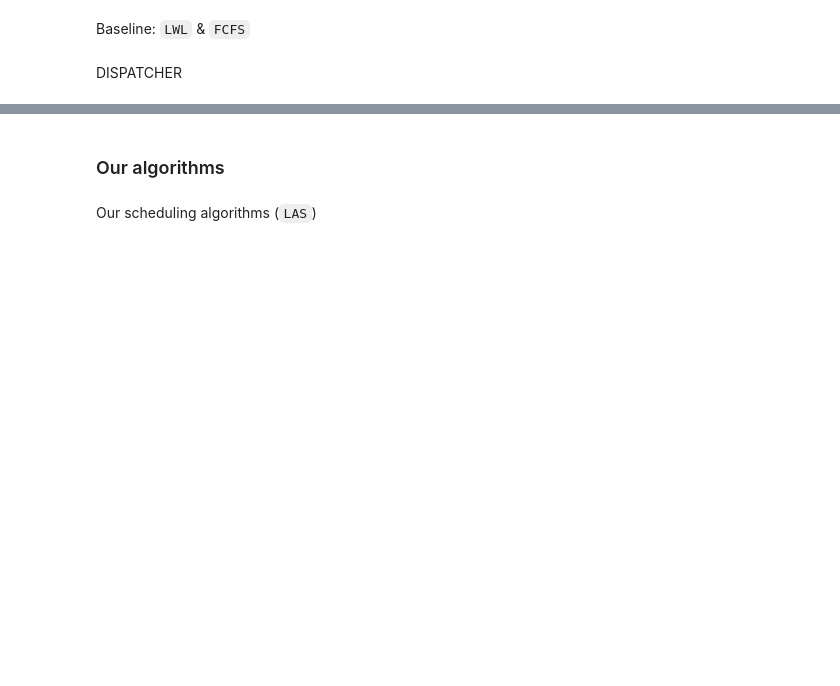
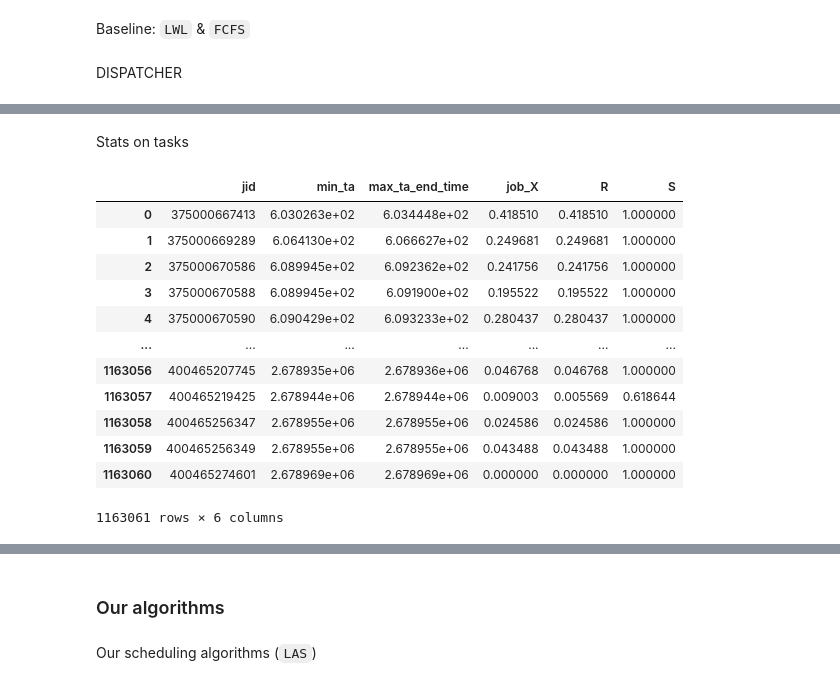
Before and after one commit to Matteo-Candi/Data_Center, a Jupyter notebook: Hw_2/main.ipynb, the cells around one changed output, grey strips where cells are left out. Cells and saved outputs as stored; diff of their text form; code cells hidden in the pictures; blank space fills up the shorter version.

```diff
--- a/Hw_2/main.ipynb
+++ b/Hw_2/main.ipynb
@@ -239 +243,26 @@ display(df_tasks)
 2329133 rows × 8 columns
+# %% [markdown]
+Stats on tasks
+# %%
+stats_df = df_tasks.groupby('jid').agg({'ta': 'min', 'final_time': 'max', 'X': 'sum'})
+stats_df = stats_df.rename(columns={'ta': 'min_ta', 'final_time': 'max_ta_end_time', 'X': 'job_X'})
+stats_df['R'] = stats_df['max_ta_end_time'] - stats_df['min_ta']
+stats_df = stats_df.reset_index()
+stats_df['S'] = stats_df['R'] / stats_df['job_X']
+stats_df['S'] = stats_df['S'].replace(np.inf, 1)
+stats_df['S'] = stats_df['S'].replace(np.nan, 1)
+display(stats_df)
+# %% [output]
+|  | jid | min_ta | max_ta_end_time | job_X | R | S |
+| 0 | 375000667413 | 6.030263e+02 | 6.034448e+02 | 0.418510 | 0.418510 | 1.000000 |
+| 1 | 375000669289 | 6.064130e+02 | 6.066627e+02 | 0.249681 | 0.249681 | 1.000000 |
+| 2 | 375000670586 | 6.089945e+02 | 6.092362e+02 | 0.241756 | 0.241756 | 1.000000 |
+| 3 | 375000670588 | 6.089945e+02 | 6.091900e+02 | 0.195522 | 0.195522 | 1.000000 |
+| 4 | 375000670590 | 6.090429e+02 | 6.093233e+02 | 0.280437 | 0.280437 | 1.000000 |
+| ... | ... | ... | ... | ... | ... | ... |
+| 1163056 | 400465207745 | 2.678935e+06 | 2.678936e+06 | 0.046768 | 0.046768 | 1.000000 |
+| 1163057 | 400465219425 | 2.678944e+06 | 2.678944e+06 | 0.009003 | 0.005569 | 0.618644 |
+| 1163058 | 400465256347 | 2.678955e+06 | 2.678955e+06 | 0.024586 | 0.024586 | 1.000000 |
+| 1163059 | 400465256349 | 2.678955e+06 | 2.678955e+06 | 0.043488 | 0.043488 | 1.000000 |
+| 1163060 | 400465274601 | 2.678969e+06 | 2.678969e+06 | 0.000000 | 0.000000 | 1.000000 |
+1163061 rows × 6 columns
```
Also changed, not shown: parts of 21 cells of this notebook.
